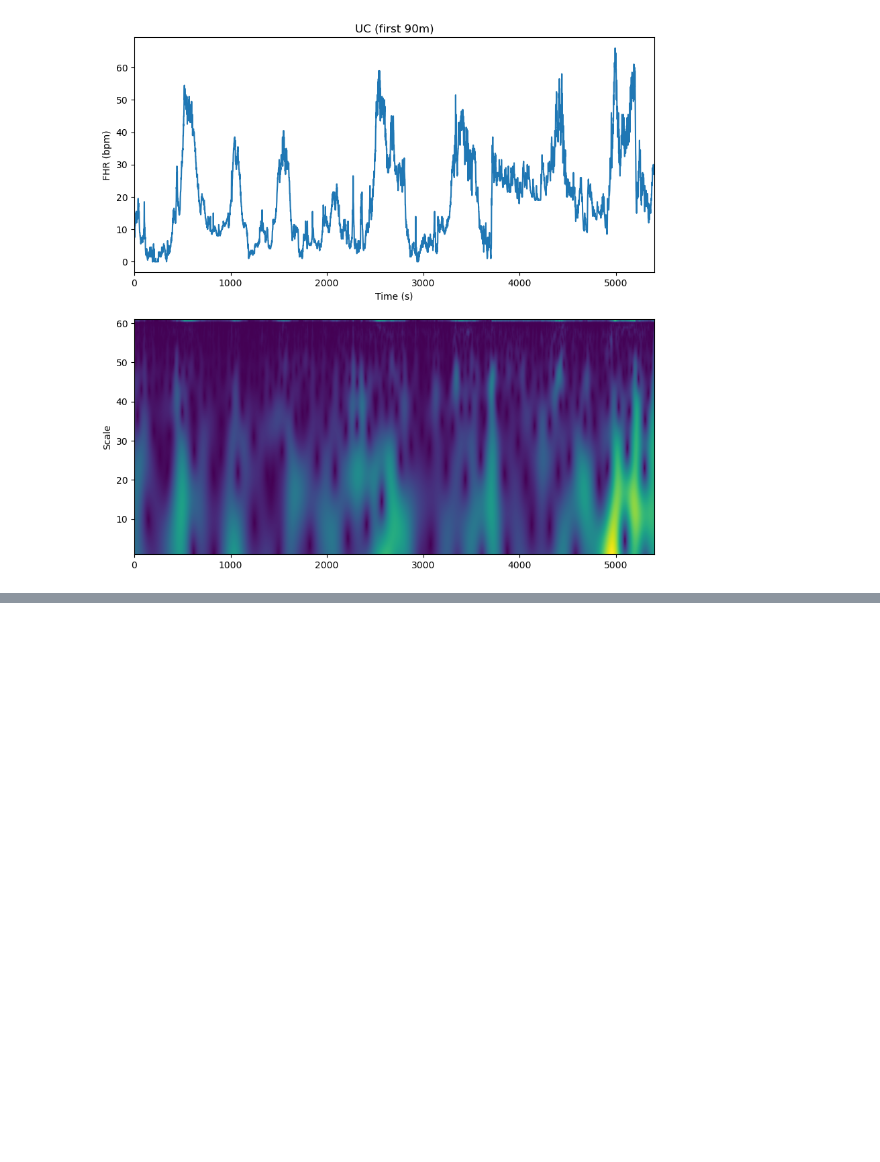
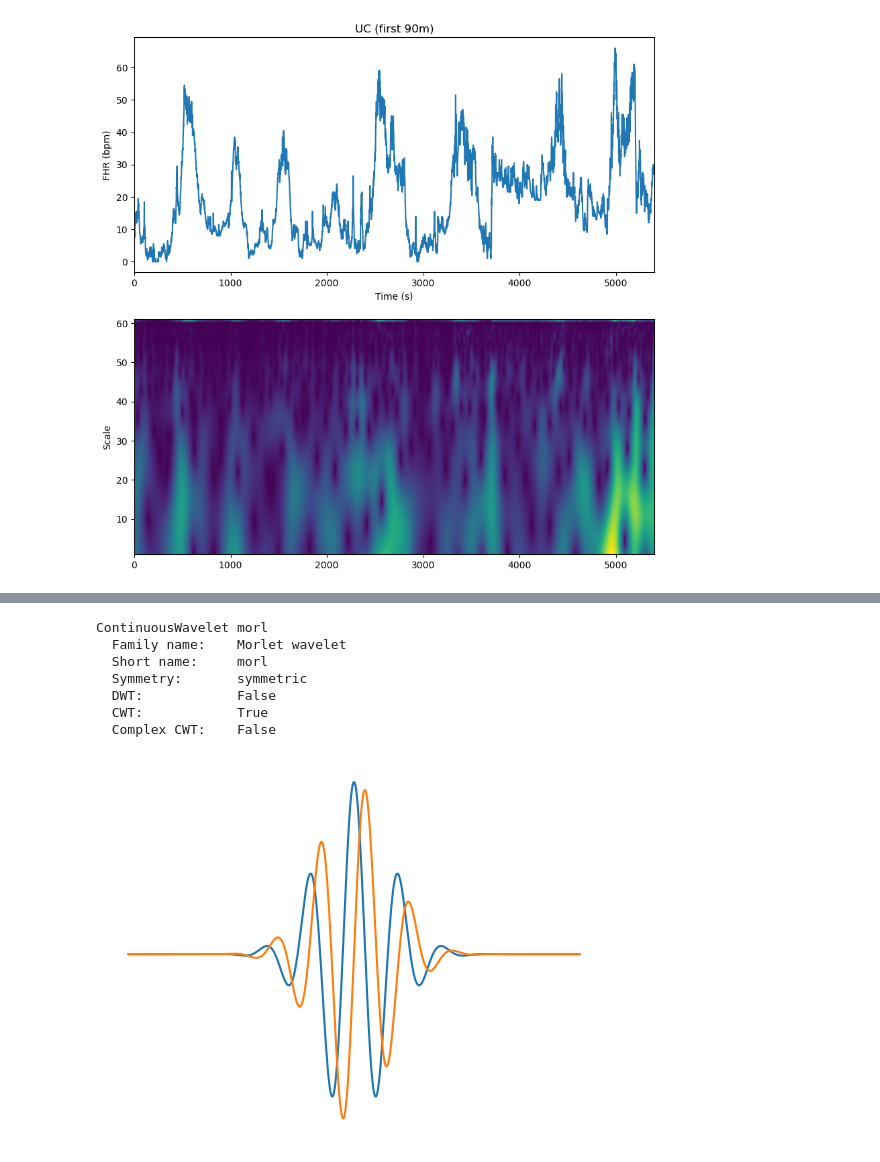
Before and after one commit to birth-outcomes/ctg_exploratory, a Jupyter notebook: 04_introduction_to_signal_transformation.ipynb, the cells around one changed output, grey strips where cells are left out. Cells and saved outputs as stored; diff of their text form; code cells hidden in the pictures; blank space fills up the shorter version.

```diff
--- a/04_introduction_to_signal_transformation.ipynb
+++ b/04_introduction_to_signal_transformation.ipynb
@@ -565,0 +615,28 @@ This notebook covered four methods for signal transformation/multiresolution ana
+# %%
+print(pywt.ContinuousWavelet('morl'))
+
+# Source: https://neurodsp-tools.github.io/neurodsp/auto_tutorials/timefreq/plot_MorletWavelet.html
+
+# Define the sampling rate/frequency, fundamental frequency, and number of
+# cycles per frequency (or omega), and the scale factor
+fs = 500
+freq = 5
+n_cycles = 5
+
+# Calculate wavelet length (e.g. 5 * (500/5) = 500)
+wavelet_len = int(n_cycles * fs / freq)
+
+# Plot both real and imaginary dimensions of the wavelet
+_, ax = plt.subplots()
+ax.plot(np.real(signal.morlet(M=wavelet_len, w=n_cycles, s=1)))
+ax.plot(np.imag(signal.morlet(M=wavelet_len, w=n_cycles, s=1)))
+ax.set_axis_off()
+# %% [output]
+ContinuousWavelet morl
+  Family name:    Morlet wavelet
+  Short name:     morl
+  Symmetry:       symmetric
+  DWT:            False
+  CWT:            True
+  Complex CWT:    False
+[figure, added]
```
Also changed, not shown: parts of 11 cells of this notebook.
